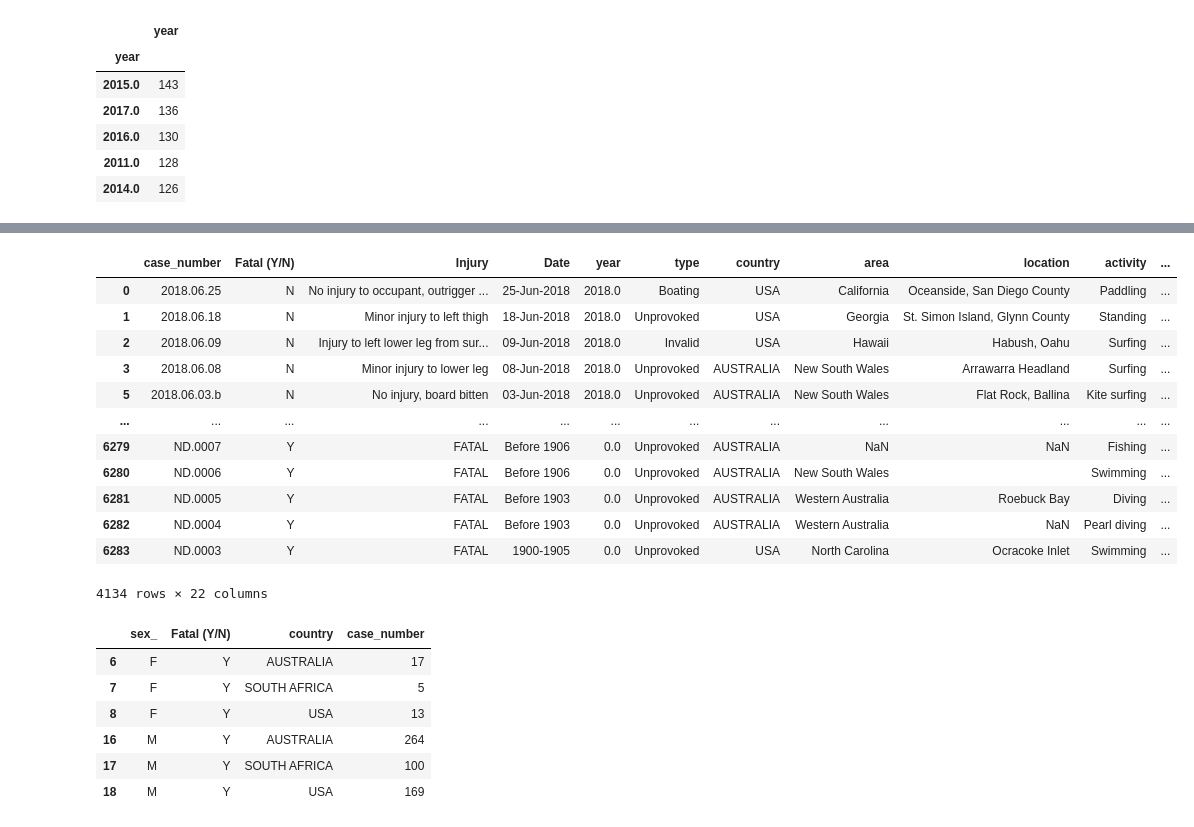
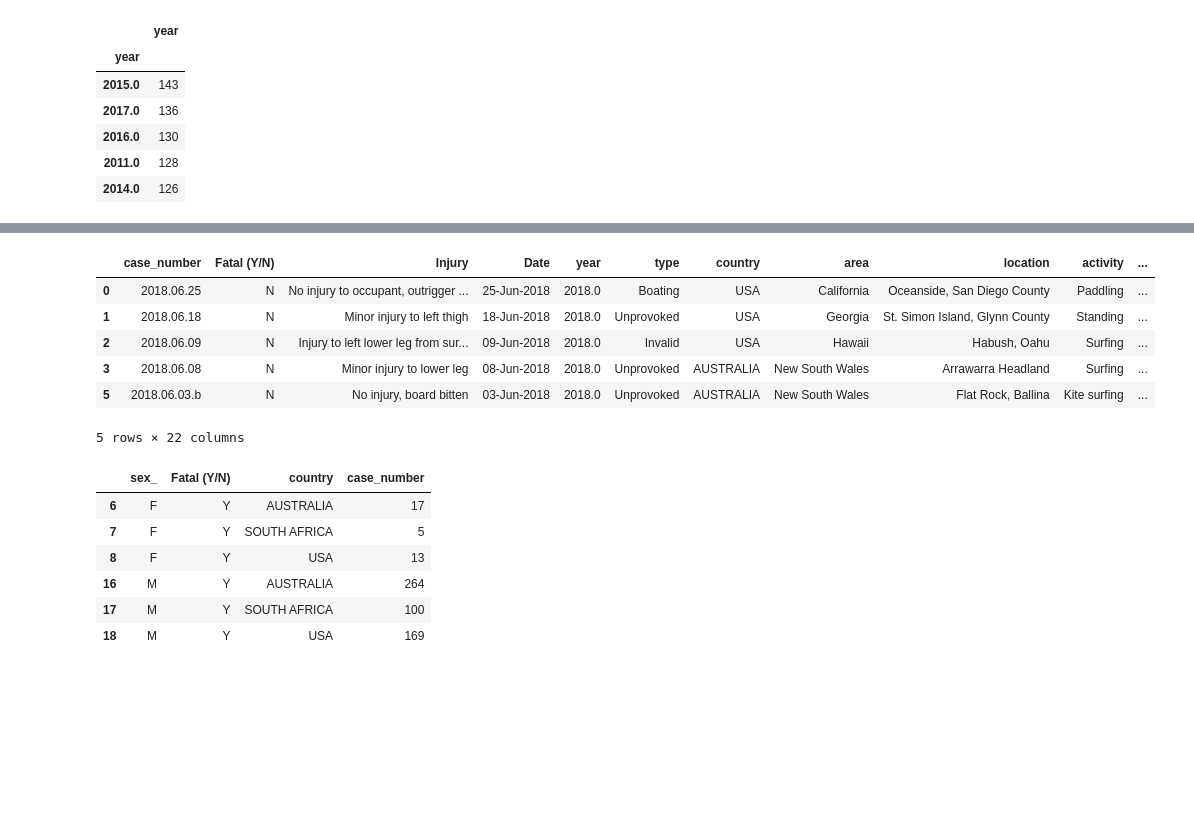
Before and after one commit to Adalab/DA-promo-b-mod-2-sprint-1-Maria-Lucia, a Jupyter notebook: pair-1-pandasVI-groupby.ipynb, the cells around one changed output, grey strips where cells are left out. Cells and saved outputs as stored; diff of their text form; code cells hidden in the pictures; blank space fills up the shorter version.

```diff
--- a/pair-1-pandasVI-groupby.ipynb
+++ b/pair-1-pandasVI-groupby.ipynb
@@ -83,21 +77,15 @@ df_ataques_ano_sex.head()
 # ¿Cuántos de los ataques fueron letales por sexo? Devuelve un DataFrame.
 # %%
 ataques_uas = df[(df["country"] == "USA") | (df["country"] == "SOUTH AFRICA") | (df["country"] == "AUSTRALIA")]
-ataques_uas
+ataques_uas.head()
 # %% [output]
 |  | case_number | Fatal (Y/N) | Injury | Date | year | type | country | area | location | activity | ... |
 | 0 | 2018.06.25 | N | No injury to occupant, outrigger ... | 25-Jun-2018 | 2018.0 | Boating | USA | California | Oceanside, San Diego County | Paddling | ... |
 | 1 | 2018.06.18 | N | Minor injury to left thigh | 18-Jun-2018 | 2018.0 | Unprovoked | USA | Georgia | St. Simon Island, Glynn County | Standing | ... |
 | 2 | 2018.06.09 | N | Injury to left lower leg from sur... | 09-Jun-2018 | 2018.0 | Invalid | USA | Hawaii | Habush, Oahu | Surfing | ... |
 | 3 | 2018.06.08 | N | Minor injury to lower leg | 08-Jun-2018 | 2018.0 | Unprovoked | AUSTRALIA | New South Wales | Arrawarra Headland | Surfing | ... |
 | 5 | 2018.06.03.b | N | No injury, board bitten | 03-Jun-2018 | 2018.0 | Unprovoked | AUSTRALIA | New South Wales | Flat Rock, Ballina | Kite surfing | ... |
-| ... | ... | ... | ... | ... | ... | ... | ... | ... | ... | ... | ... |
-| 6279 | ND.0007 | Y | FATAL | Before 1906 | 0.0 | Unprovoked | AUSTRALIA | NaN | NaN | Fishing | ... |
-| 6280 | ND.0006 | Y | FATAL | Before 1906 | 0.0 | Unprovoked | AUSTRALIA | New South Wales |  | Swimming | ... |
-| 6281 | ND.0005 | Y | FATAL | Before 1903 | 0.0 | Unprovoked | AUSTRALIA | Western Australia | Roebuck Bay | Diving | ... |
-| 6282 | ND.0004 | Y | FATAL | Before 1903 | 0.0 | Unprovoked | AUSTRALIA | Western Australia | NaN | Pearl diving | ... |
-| 6283 | ND.0003 | Y | FATAL | 1900-1905 | 0.0 | Unprovoked | USA | North Carolina | Ocracoke Inlet | Swimming | ... |
-4134 rows × 22 columns
+5 rows × 22 columns
 # %%
 ataques_uas_groupby = pd.DataFrame(ataques_uas.groupby(["sex_", "Fatal (Y/N)", "country"])["case_number"].count()).reset_index()
 
```
Also changed, not shown: parts of 7 cells of this notebook, 5 other files.
